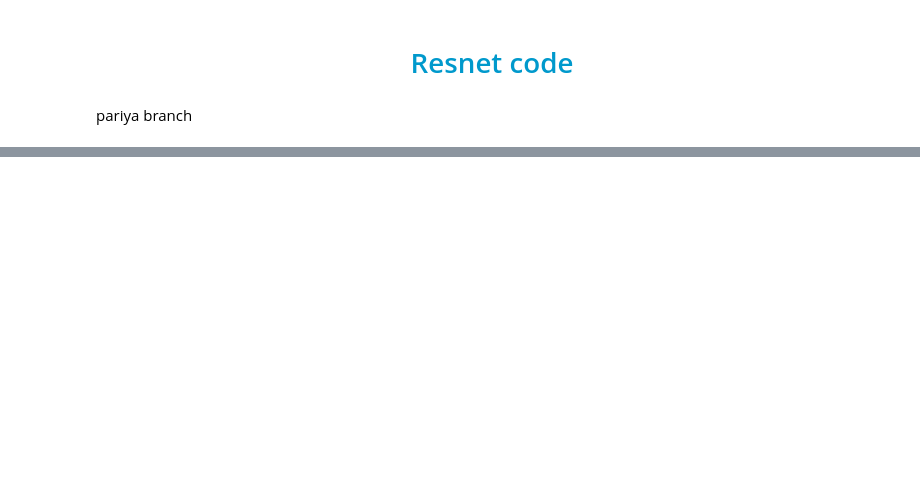
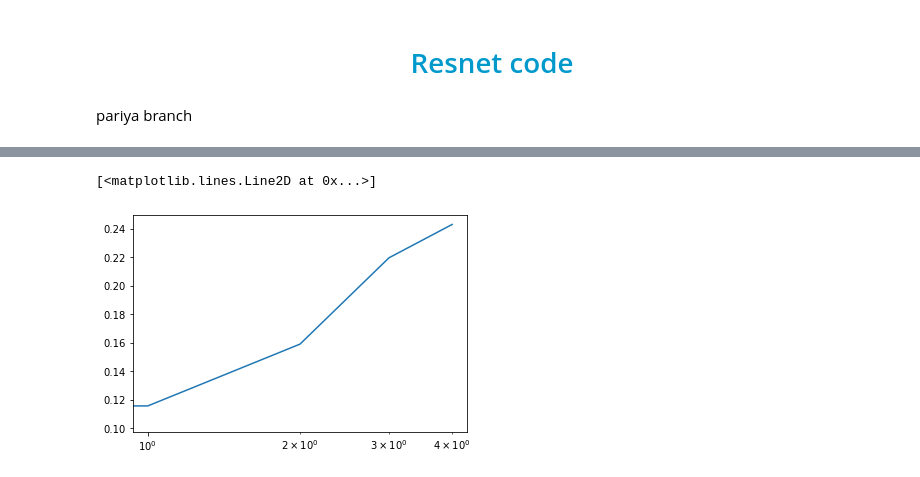
Before and after one commit to pariyaaf/FruitDiseaseDetection-pariya, a Jupyter notebook: model.ipynb, the cells around one changed output, grey strips where cells are left out. Cells and saved outputs as stored; diff of their text form; code cells hidden in the pictures; blank space fills up the shorter version.

```diff
--- a/model.ipynb
+++ b/model.ipynb
@@ -191,2 +243,5 @@ model.save('../models/6fruit_disease_classifier_resnet_FT.h5')
 # %%
-#plt.semilogx( history2.history["accuracy"])
+plt.semilogx( history2.history["accuracy"])
+# %% [output]
+[<matplotlib.lines.Line2D at 0x...>]
+[figure, added]
```
Also changed, not shown: parts of 16 cells of this notebook.
